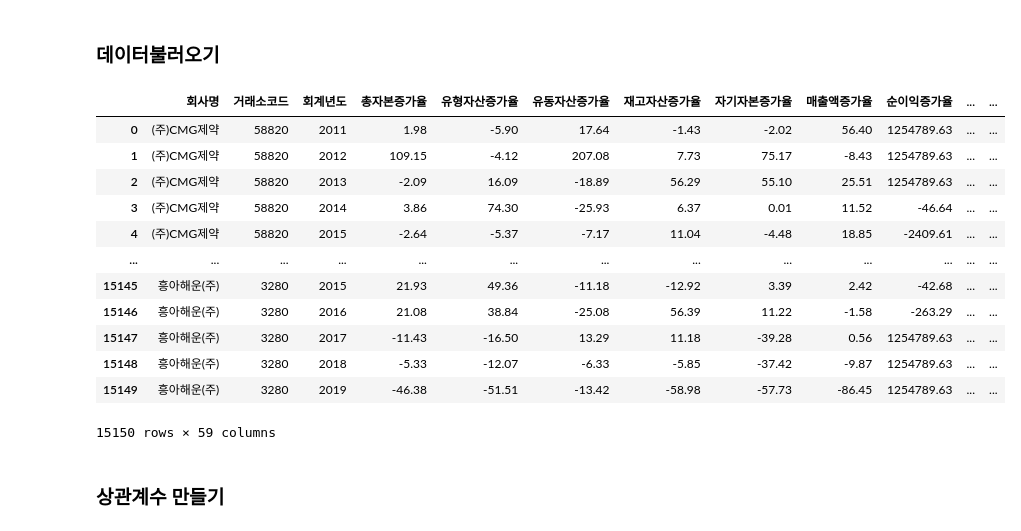
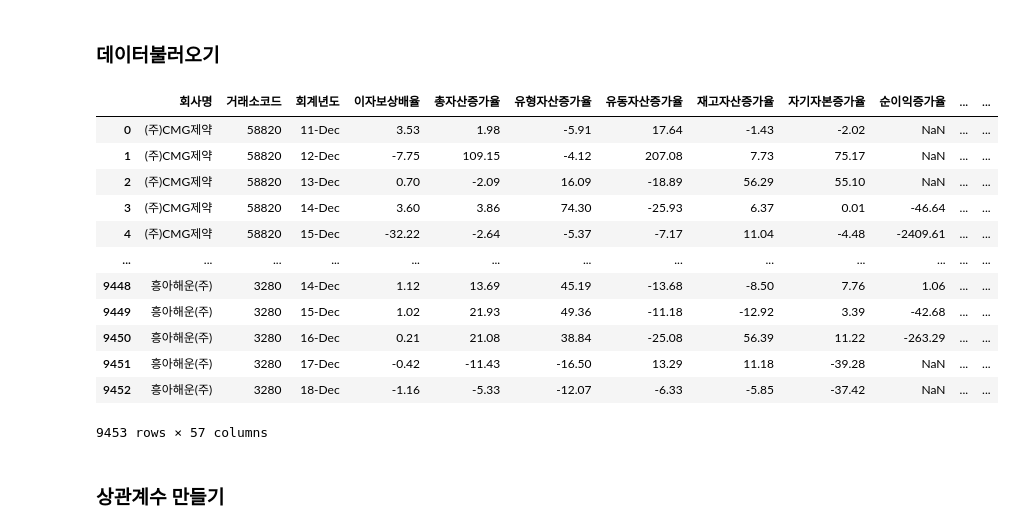
Before and after one commit to Penta-Audit-Technology/jh, a Jupyter notebook: 상관분석2.ipynb, the cells around one changed output. Saved outputs shown, nothing was run; the diff lists cells and outputs as text; code cells hidden in the pictures.

```diff
--- a/상관분석2.ipynb
+++ b/상관분석2.ipynb
@@ -10,22 +10,22 @@ plt.rc("axes", unicode_minus=False)
 # %% [markdown]
 ### 데이터불러오기
 # %%
-df = pd.read_csv('./csv/00_증가율1차.csv',encoding='cp949')
+df = pd.read_csv('./02_1년연속성부실징후기업.csv',encoding='cp949')
 df
 # %% [output]
-|  | 회사명 | 거래소코드 | 회계년도 | 총자본증가율 | 유형자산증가율 | 유동자산증가율 | 재고자산증가율 | 자기자본증가율 | 매출액증가율 | 순이익증가율 | ... | ... |
-| 0 | (주)CMG제약 | 58820 | 2011 | 1.98 | -5.90 | 17.64 | -1.43 | -2.02 | 56.40 | 1254789.63 | ... | ... |
-| 1 | (주)CMG제약 | 58820 | 2012 | 109.15 | -4.12 | 207.08 | 7.73 | 75.17 | -8.43 | 1254789.63 | ... | ... |
-| 2 | (주)CMG제약 | 58820 | 2013 | -2.09 | 16.09 | -18.89 | 56.29 | 55.10 | 25.51 | 1254789.63 | ... | ... |
-| 3 | (주)CMG제약 | 58820 | 2014 | 3.86 | 74.30 | -25.93 | 6.37 | 0.01 | 11.52 | -46.64 | ... | ... |
-| 4 | (주)CMG제약 | 58820 | 2015 | -2.64 | -5.37 | -7.17 | 11.04 | -4.48 | 18.85 | -2409.61 | ... | ... |
+|  | 회사명 | 거래소코드 | 회계년도 | 이자보상배율 | 총자산증가율 | 유형자산증가율 | 유동자산증가율 | 재고자산증가율 | 자기자본증가율 | 순이익증가율 | ... | ... |
+| 0 | (주)CMG제약 | 58820 | 11-Dec | 3.53 | 1.98 | -5.91 | 17.64 | -1.43 | -2.02 | NaN | ... | ... |
+| 1 | (주)CMG제약 | 58820 | 12-Dec | -7.75 | 109.15 | -4.12 | 207.08 | 7.73 | 75.17 | NaN | ... | ... |
+| 2 | (주)CMG제약 | 58820 | 13-Dec | 0.70 | -2.09 | 16.09 | -18.89 | 56.29 | 55.10 | NaN | ... | ... |
+| 3 | (주)CMG제약 | 58820 | 14-Dec | 3.60 | 3.86 | 74.30 | -25.93 | 6.37 | 0.01 | -46.64 | ... | ... |
+| 4 | (주)CMG제약 | 58820 | 15-Dec | -32.22 | -2.64 | -5.37 | -7.17 | 11.04 | -4.48 | -2409.61 | ... | ... |
 | ... | ... | ... | ... | ... | ... | ... | ... | ... | ... | ... | ... | ... |
-| 15145 | 흥아해운(주) | 3280 | 2015 | 21.93 | 49.36 | -11.18 | -12.92 | 3.39 | 2.42 | -42.68 | ... | ... |
-| 15146 | 흥아해운(주) | 3280 | 2016 | 21.08 | 38.84 | -25.08 | 56.39 | 11.22 | -1.58 | -263.29 | ... | ... |
-| 15147 | 흥아해운(주) | 3280 | 2017 | -11.43 | -16.50 | 13.29 | 11.18 | -39.28 | 0.56 | 1254789.63 | ... | ... |
-| 15148 | 흥아해운(주) | 3280 | 2018 | -5.33 | -12.07 | -6.33 | -5.85 | -37.42 | -9.87 | 1254789.63 | ... | ... |
-| 15149 | 흥아해운(주) | 3280 | 2019 | -46.38 | -51.51 | -13.42 | -58.98 | -57.73 | -86.45 | 1254789.63 | ... | ... |
+| 9448 | 흥아해운(주) | 3280 | 14-Dec | 1.12 | 13.69 | 45.19 | -13.68 | -8.50 | 7.76 | 1.06 | ... | ... |
+| 9449 | 흥아해운(주) | 3280 | 15-Dec | 1.02 | 21.93 | 49.36 | -11.18 | -12.92 | 3.39 | -42.68 | ... | ... |
+| 9450 | 흥아해운(주) | 3280 | 16-Dec | 0.21 | 21.08 | 38.84 | -25.08 | 56.39 | 11.22 | -263.29 | ... | ... |
+| 9451 | 흥아해운(주) | 3280 | 17-Dec | -0.42 | -11.43 | -16.50 | 13.29 | 11.18 | -39.28 | NaN | ... | ... |
+| 9452 | 흥아해운(주) | 3280 | 18-Dec | -1.16 | -5.33 | -12.07 | -6.33 | -5.85 | -37.42 | NaN | ... | ... |
-15150 rows × 59 columns
+9453 rows × 57 columns
 # %% [markdown]
 ### 상관계수 만들기
 # %%
```
Also changed, not shown: parts of 8 cells of this notebook, 3 other files.
